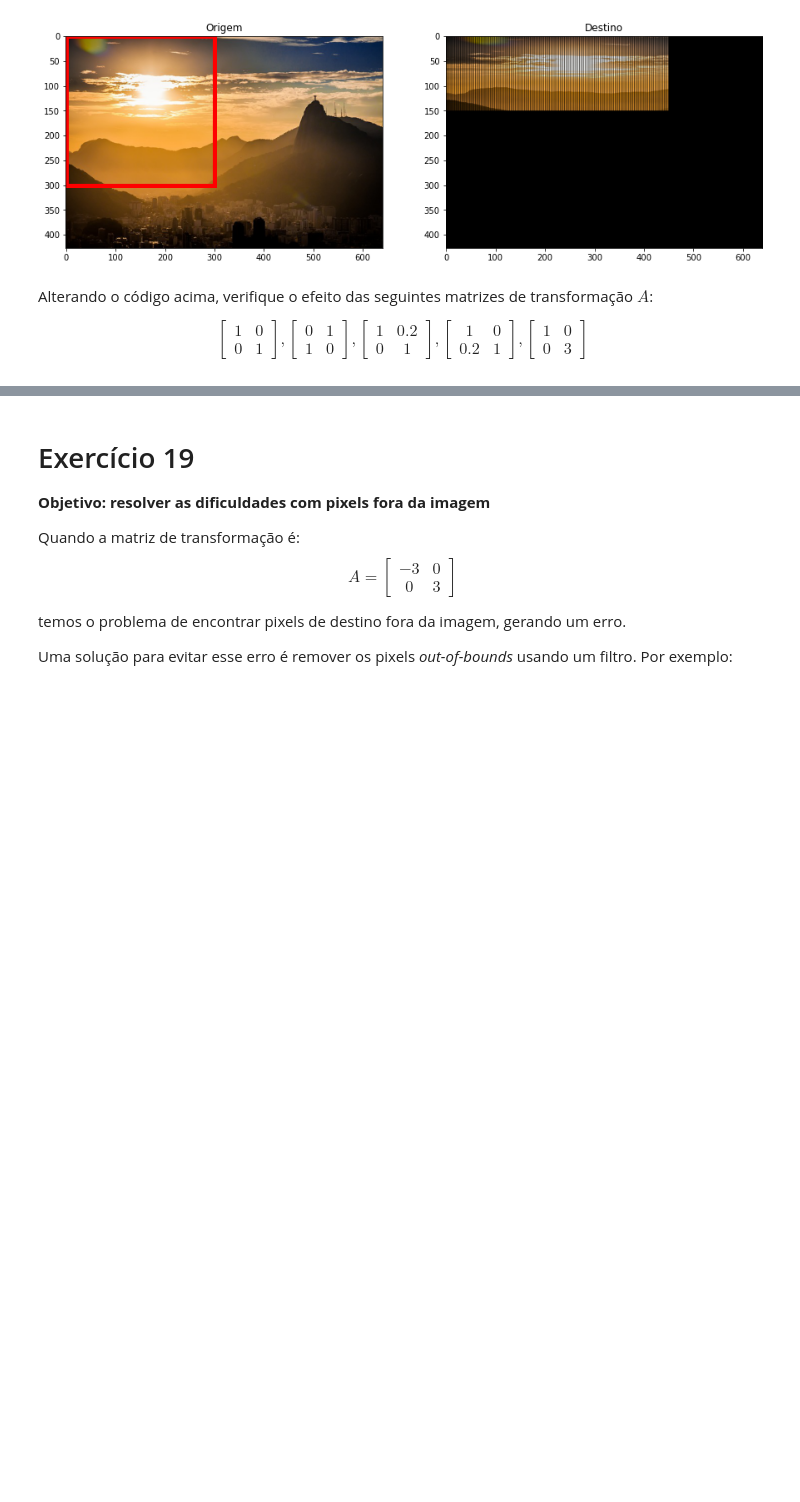
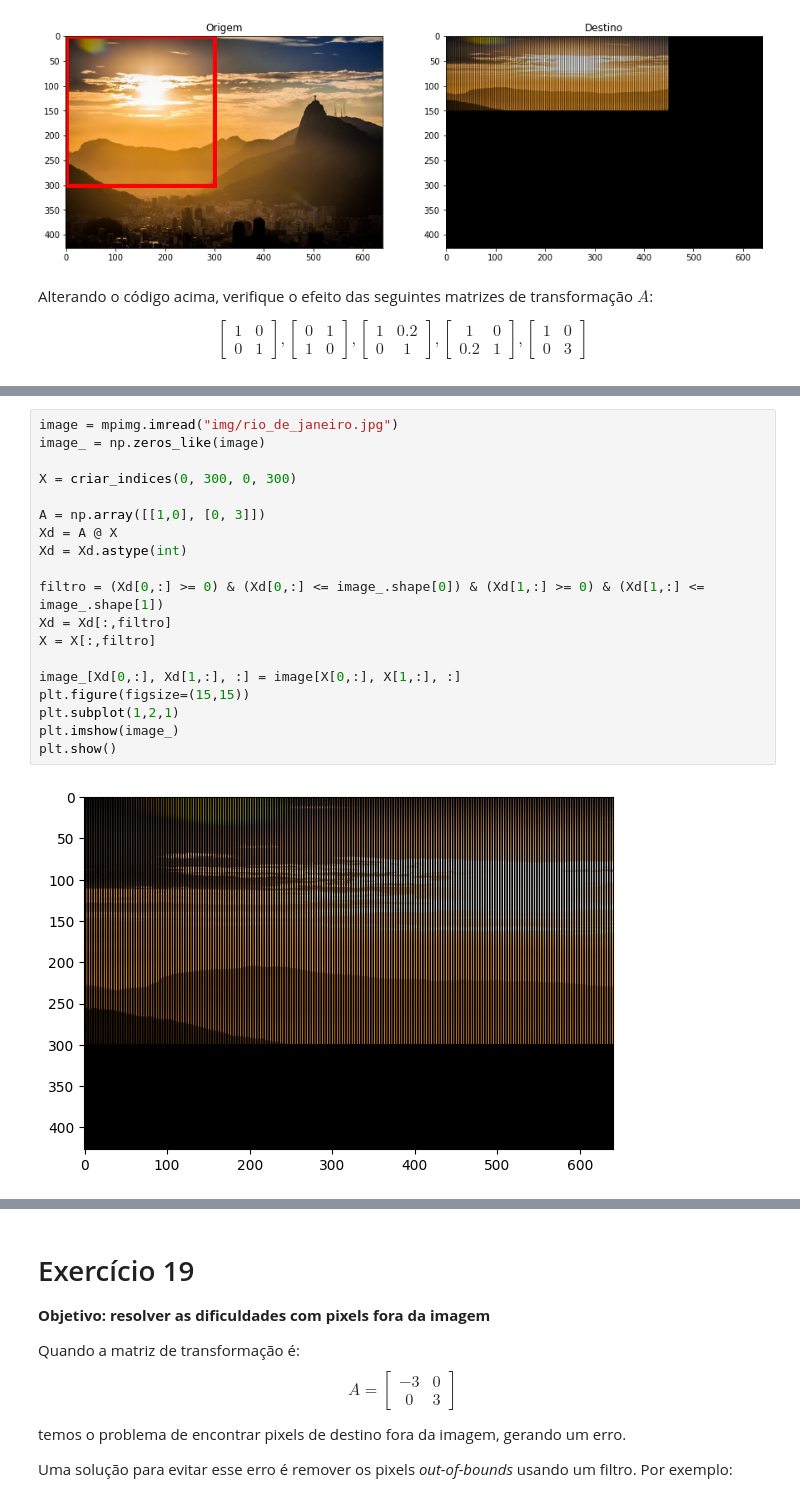
Before and after one commit to alemagno10/alglin-alunos, a Jupyter notebook: 03-geometria_analitica.ipynb, the cells around one changed output, grey strips where cells are left out. Cells and saved outputs as stored; diff of their text form; blank space fills up the shorter version.

```diff
--- a/03-geometria_analitica.ipynb
+++ b/03-geometria_analitica.ipynb
@@ -804,0 +814,21 @@ $$
+# %%
+image = mpimg.imread("img/rio_de_janeiro.jpg")
+image_ = np.zeros_like(image)
+
+X = criar_indices(0, 300, 0, 300)
+
+A = np.array([[1,0], [0, 3]])
+Xd = A @ X
+Xd = Xd.astype(int)
+
+filtro = (Xd[0,:] >= 0) & (Xd[0,:] <= image_.shape[0]) & (Xd[1,:] >= 0) & (Xd[1,:] <= image_.shape[1])
+Xd = Xd[:,filtro]
+X = X[:,filtro]
+
+image_[Xd[0,:], Xd[1,:], :] = image[X[0,:], X[1,:], :]
+plt.figure(figsize=(15,15))
+plt.subplot(1,2,1)
+plt.imshow(image_)
+plt.show()
+# %% [output]
+[figure, added]
```
Also changed, not shown: parts of 9 cells of this notebook, 16 other files.
